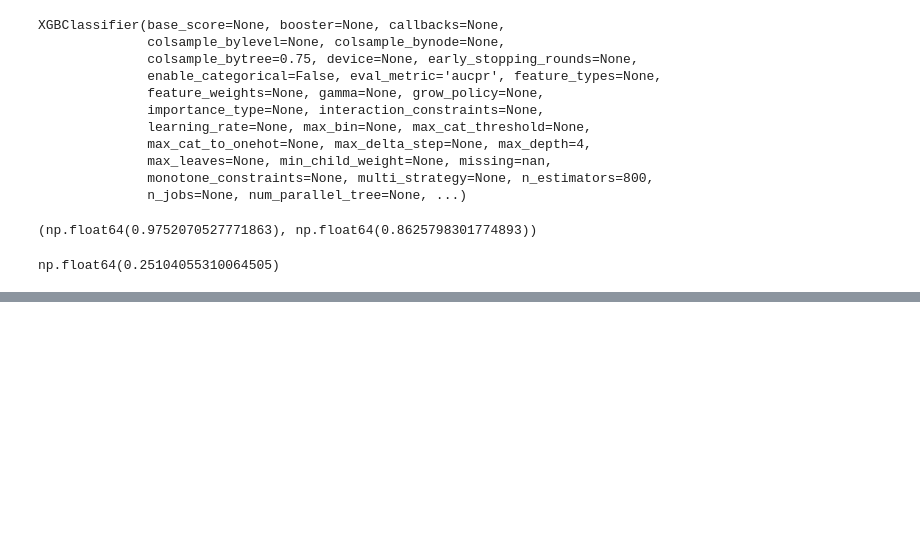
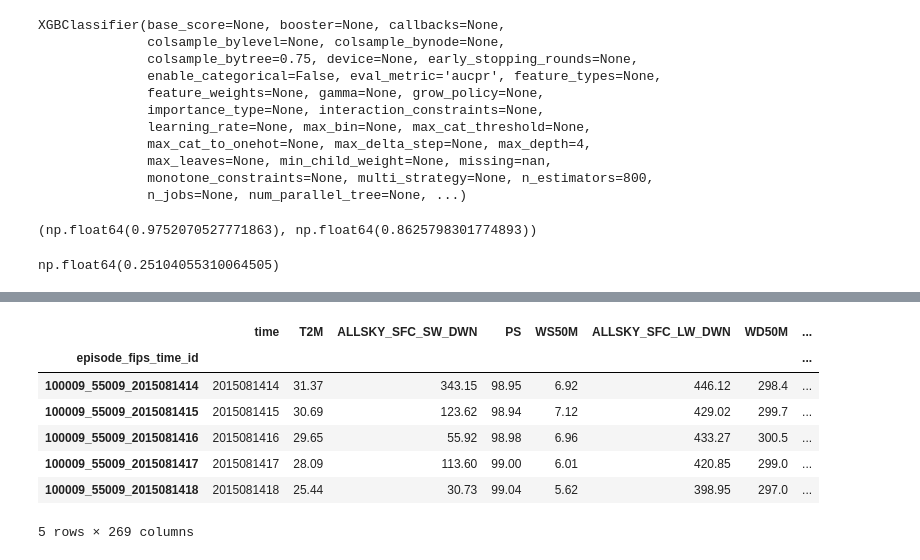
Before and after one commit to dhdzmota/dynamic-rythms, a Jupyter notebook: notebooks/dhm-09-model-test.ipynb, the cells around one changed output, grey strips where cells are left out. Drawn from its saved outputs; the diff is of its cells as text; code cells hidden in the pictures; blank space fills up the shorter version.

```diff
--- a/notebooks/dhm-09-model-test.ipynb
+++ b/notebooks/dhm-09-model-test.ipynb
@@ -250,0 +202,11 @@ shap.summary_plot(shap_values, x_test)
+# %%
+data.head()
+# %% [output]
+|  | time | T2M | ALLSKY_SFC_SW_DWN | PS | WS50M | ALLSKY_SFC_LW_DWN | WD50M | ... |
+| episode_fips_time_id |  |  |  |  |  |  |  | ... |
+| 100009_55009_2015081414 | 2015081414 | 31.37 | 343.15 | 98.95 | 6.92 | 446.12 | 298.4 | ... |
+| 100009_55009_2015081415 | 2015081415 | 30.69 | 123.62 | 98.94 | 7.12 | 429.02 | 299.7 | ... |
+| 100009_55009_2015081416 | 2015081416 | 29.65 | 55.92 | 98.98 | 6.96 | 433.27 | 300.5 | ... |
+| 100009_55009_2015081417 | 2015081417 | 28.09 | 113.60 | 99.00 | 6.01 | 420.85 | 299.0 | ... |
+| 100009_55009_2015081418 | 2015081418 | 25.44 | 30.73 | 99.04 | 5.62 | 398.95 | 297.0 | ... |
+5 rows × 269 columns
```
Also changed, not shown: parts of 20 cells of this notebook, 2 other files.
